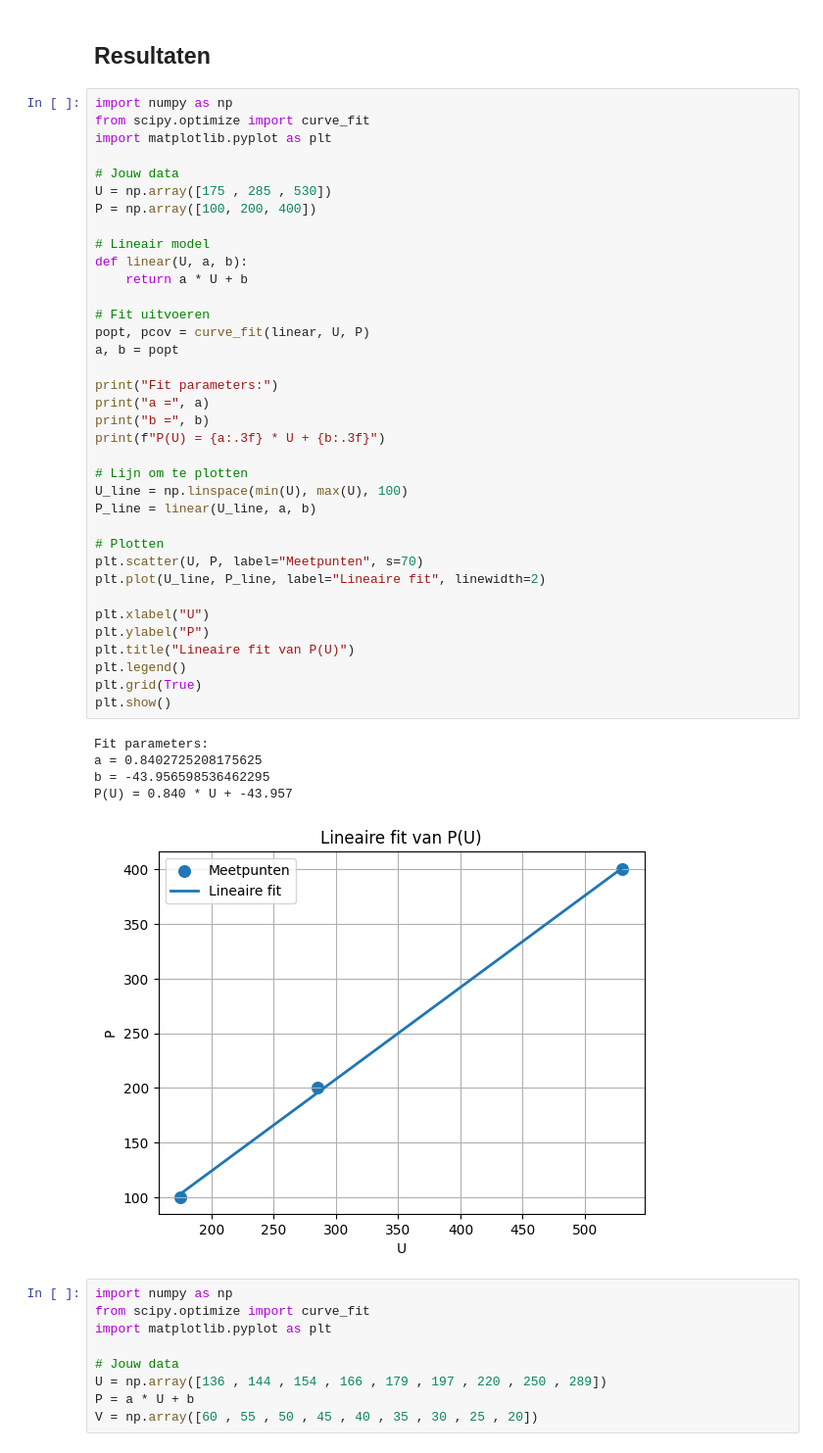
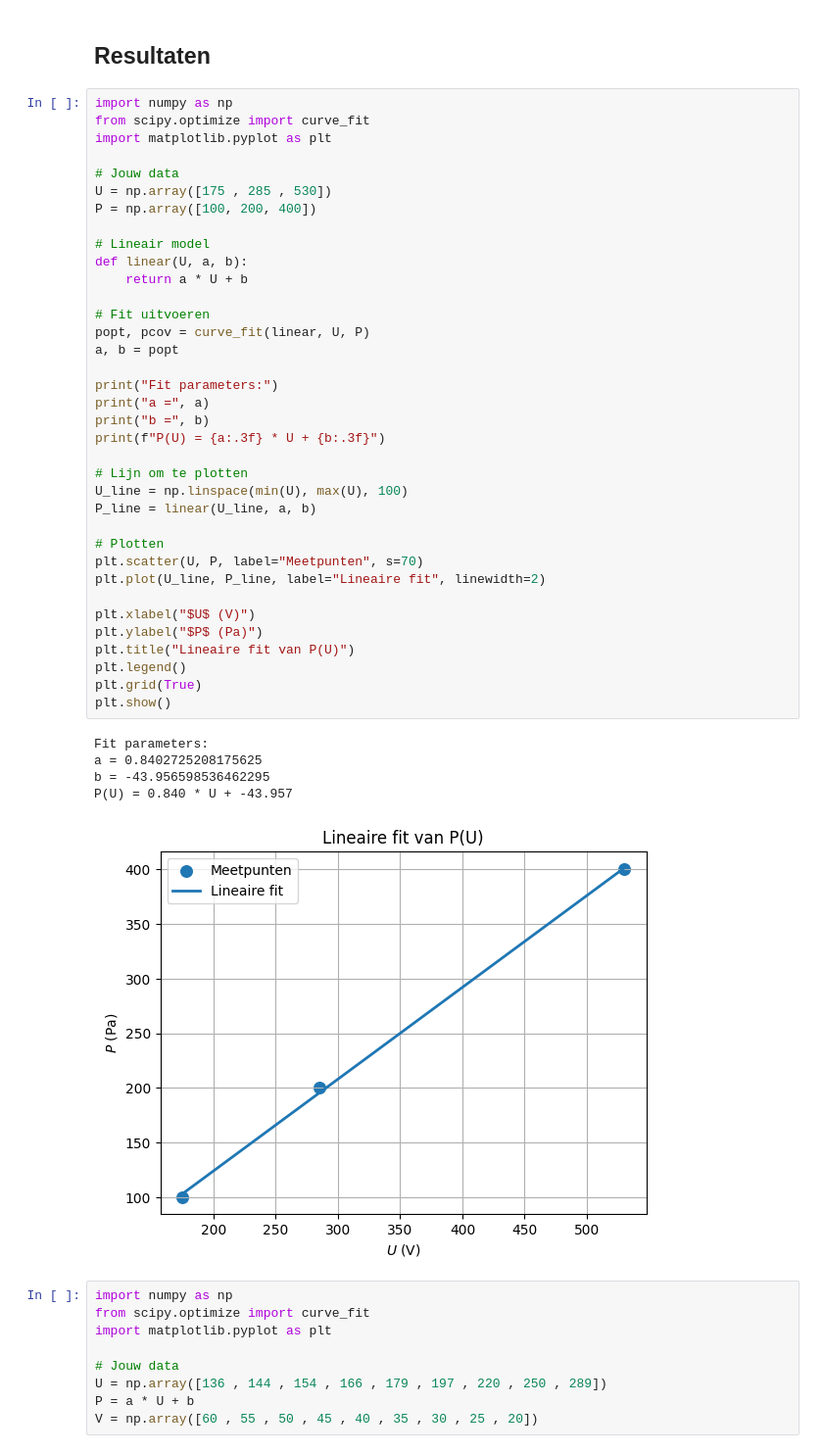
Before and after one commit to WouterAlejandro/IP2_1, a Jupyter notebook: Content/Labs/druksensorijken.ipynb, the cells around one changed output. Shown: that part at 98% size. Saved outputs shown, nothing was run; the diff lists cells and outputs as text.

```diff
--- a/Content/Labs/druksensorijken.ipynb
+++ b/Content/Labs/druksensorijken.ipynb
@@ -78,36 +78,36 @@ P = np.array([100, 200, 400])
 # Lineair model
 def linear(U, a, b):
     return a * U + b
 
 # Fit uitvoeren
 popt, pcov = curve_fit(linear, U, P)
 a, b = popt
 
 print("Fit parameters:")
 print("a =", a)
 print("b =", b)
 print(f"P(U) = {a:.3f} * U + {b:.3f}")
 
 # Lijn om te plotten
 U_line = np.linspace(min(U), max(U), 100)
 P_line = linear(U_line, a, b)
 
 # Plotten
 plt.scatter(U, P, label="Meetpunten", s=70)
 plt.plot(U_line, P_line, label="Lineaire fit", linewidth=2)
 
-plt.xlabel("U")
-plt.ylabel("P")
+plt.xlabel("$U$ (V)")
+plt.ylabel("$P$ (Pa)")
 plt.title("Lineaire fit van P(U)")
 plt.legend()
 plt.grid(True)
 plt.show()
 # %% [output]
 Fit parameters:
 a = 0.8402725208175625
 b = -43.956598536462295
 P(U) = 0.840 * U + -43.957
-[figure, old version]
+[figure, new version]
 # %%
 import numpy as np
 from scipy.optimize import curve_fit
```
Also changed, not shown: parts of 2 cells of this notebook, 10 other files.
